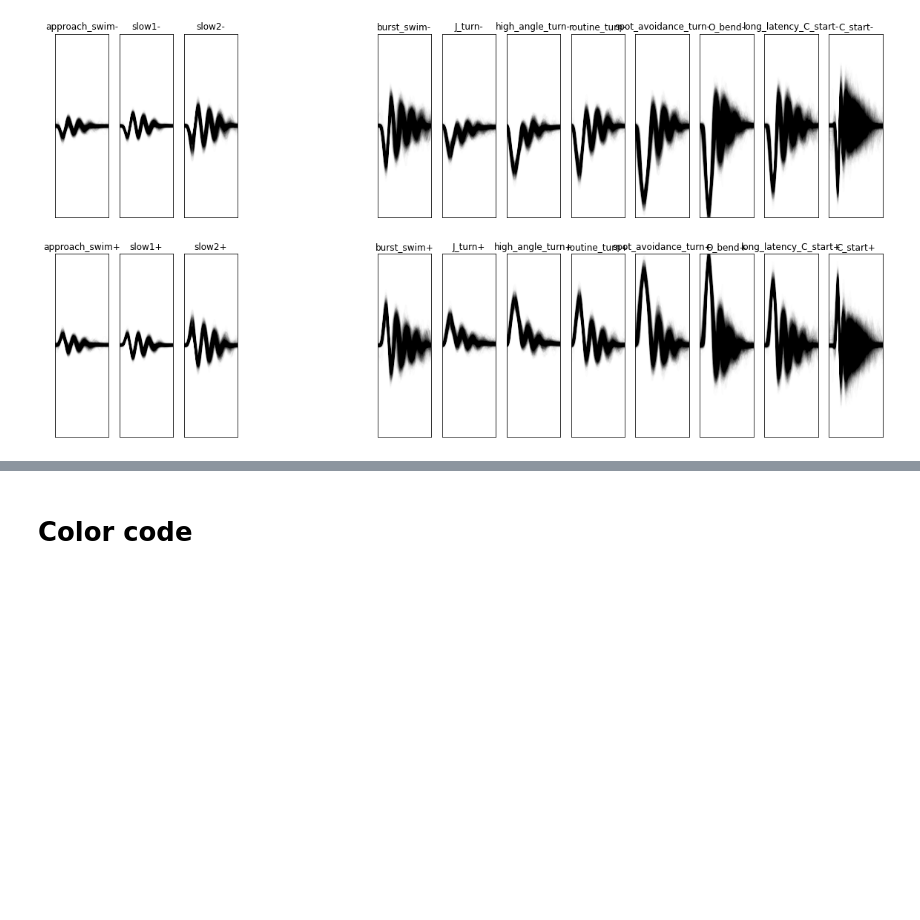
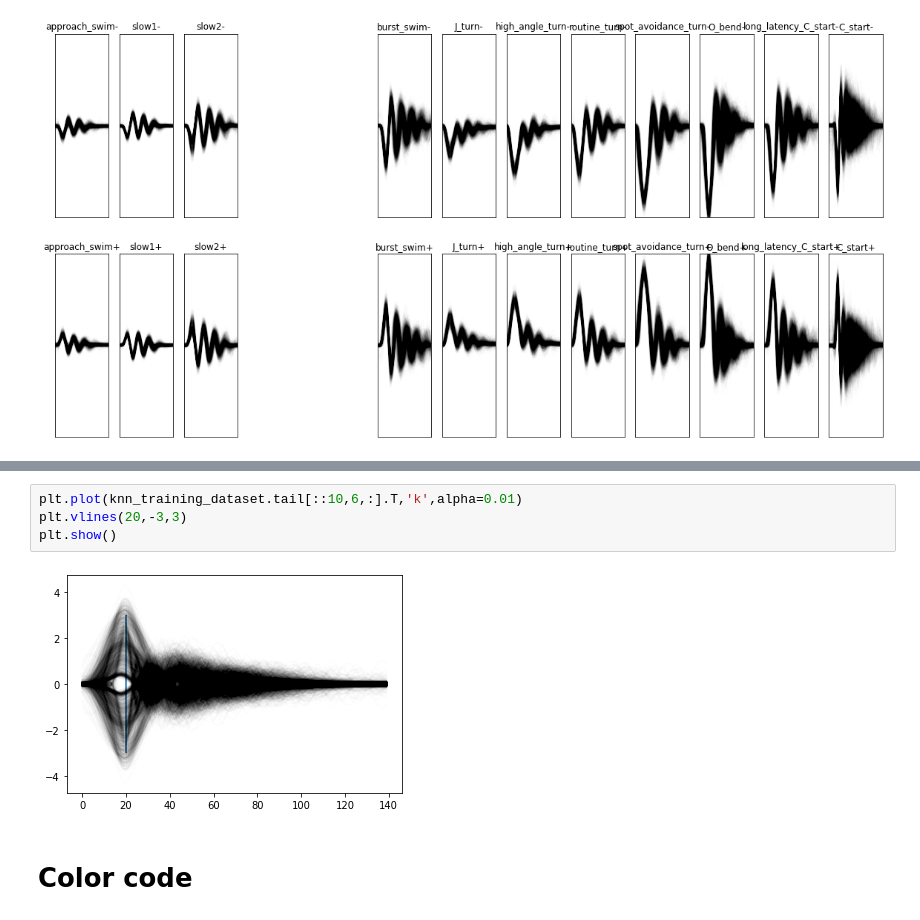
Before and after one commit to orger-lab/megabouts, a Jupyter notebook: megabouts/bout_category_description.ipynb, the cells around one changed output, grey strips where cells are left out. Drawn from its saved outputs; the diff is of its cells as text; blank space fills up the shorter version.

```diff
--- a/megabouts/bout_category_description.ipynb
+++ b/megabouts/bout_category_description.ipynb
@@ -78,3 +94,9 @@ plt.show()
+# %%
+plt.plot(knn_training_dataset.tail[::10,6,:].T,'k',alpha=0.01)
+plt.vlines(20,-3,3)
+plt.show()
+# %% [output]
+[figure, added]
 # %% [markdown]
 # Color code
 # %%
```
Also changed, not shown: parts of 17 cells of this notebook, 21 other files.
